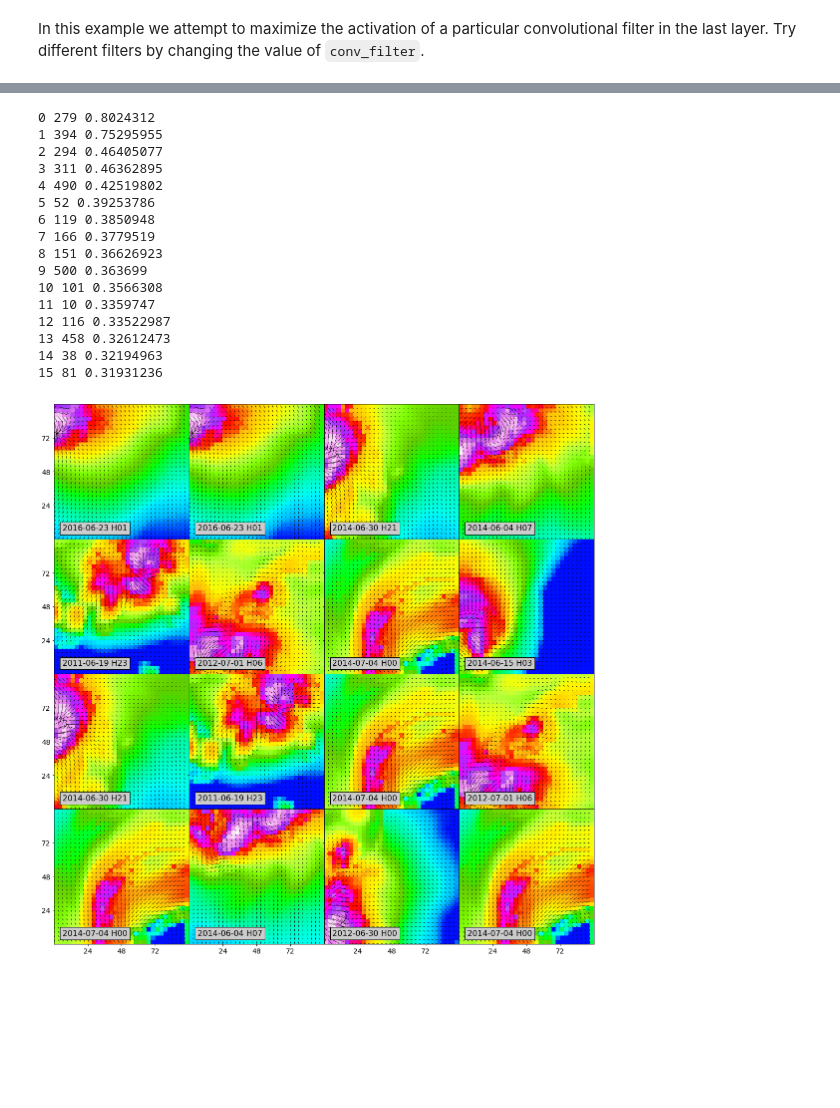
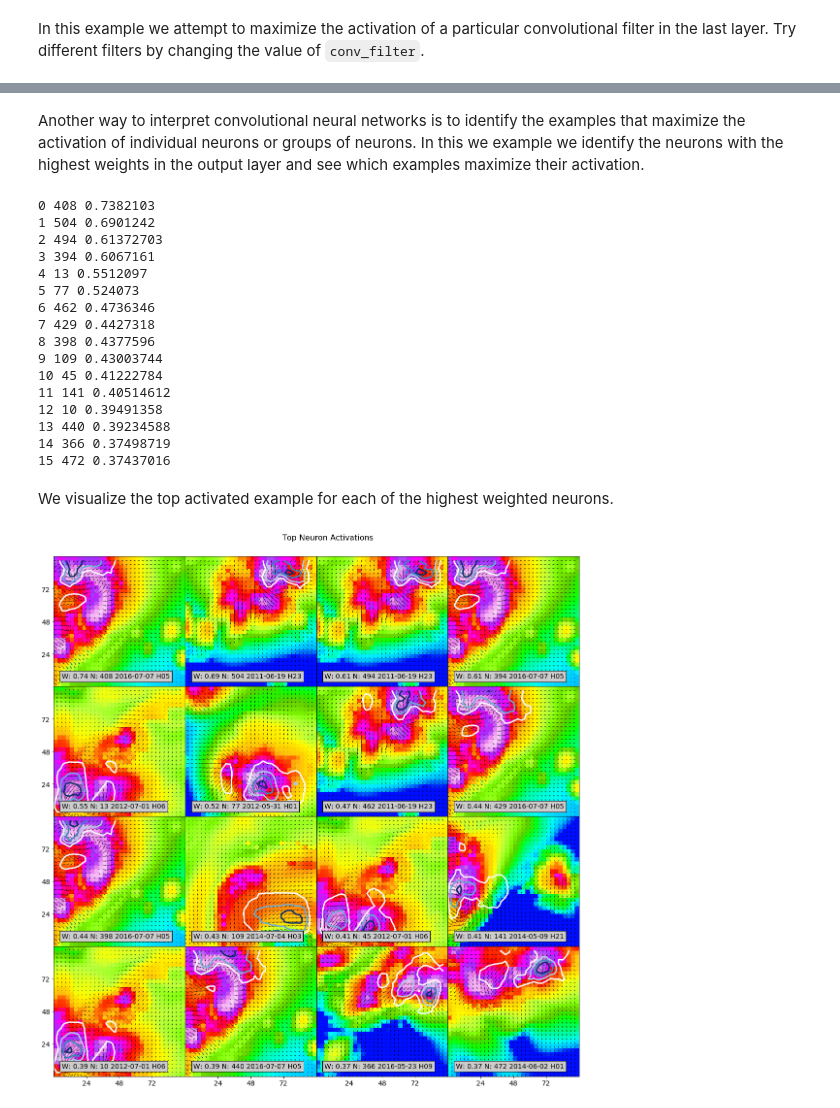
Before and after one commit to djgagne/swirlnet, a Jupyter notebook: notebooks/deep_swirl_tutorial.ipynb, the cells around one changed output, grey strips where cells are left out. Saved outputs shown, nothing was run; the diff lists cells and outputs as text; code cells hidden in the pictures; blank space fills up the shorter version.

Commit message:
Added more documentation and interpretation examples

```diff
--- a/notebooks/deep_swirl_tutorial.ipynb
+++ b/notebooks/deep_swirl_tutorial.ipynb
@@ -405,6 +412,8 @@ conv_model = Model(conv_net_in, conv_net)
 # Use the Adam optimizer with default parameters
 opt = Adam()
 conv_model.compile(opt, "mse", metrics=[brier_skill_score_keras])
+# %%
+conv_model = load_model("../models/conv_model.h5", custom_objects={"brier_skill_score_keras":brier_skill_score_keras})
 # %%
 conv_model.summary()
 # %% [output]
@@ -666,13 +675,14 @@ Text(0,0.5,'Frequency')
 # %% [markdown]
 This is what the distribution of weights looks like when organized by convolutional filter.
 # %%
-weight_panels = conv_model.layers[-2].get_weights()[0].reshape((4,4, 64))
-fig, axes = plt.subplots(8,8, figsize=(10, 10), sharex=True, sharey=True)
-plt.subplots_adjust(0.02, 0.02, 0.96, 0.96, wspace=0,hspace=0)
+weight_panels = conv_model.layers[-2].get_weights()[0].reshape((4,4, 32))
+fig, axes = plt.subplots(4,8, figsize=(10, 5), sharex=True, sharey=True)
+plt.subplots_adjust(0.02, 0.02, 0.96, 0.94, wspace=0,hspace=0)
 for a, ax in enumerate(axes.ravel()):
     ax.pcolormesh(weight_panels[:, :, a], vmin=-0.3, vmax=0.3, cmap="RdBu_r")
     ax.xaxis.set_ticklabels([])
     ax.yaxis.set_ticklabels([])
     ax.text(2,2, a, fontsize=14)
 plt.suptitle("Convolution Filter Weights", fontsize=16)
+plt.savefig("conv_weights.png", bbox_inches="tight", dpi=200)
 # %% [output]
@@ -681,16 +689,0 @@ Text(0.5,0.98,'Convolution Filter Weights')
-# %%
-weight_panels = conv_model.layers[-2].get_weights()[0].reshape((4,4, 64))
-last_func = K.function([conv_model.input, K.learning_phase()], [conv_model.layers[-4].output])
-input_img_data_neuron = np.zeros((1, 32, 32, len(in_vars)))
-last_out = last_func([input_img_data_neuron, 0])[0]
-print(last_out.shape)
-fig, axes = plt.subplots(8,8, figsize=(10, 10), sharex=True, sharey=True)
-plt.subplots_adjust(0.02, 0.02, 0.96, 0.96, wspace=0,hspace=0)
-for a, ax in enumerate(axes.ravel()):
-    ex_weight = weight_panels[:, :, a] * last_out[0, :, :, a]
-    ex_mag = np.abs(ex_weight).max()
-    ax.pcolormesh(ex_weight, vmin=-ex_mag, vmax=ex_mag, cmap="RdBu_r")
-    ax.xaxis.set_ticklabels([])
-    ax.yaxis.set_ticklabels([])
-    ax.text(2,2, a, fontsize=14)
-plt.suptitle("Convolution Filter Weights", fontsize=16)
@@ -702,11 +691,11 @@ Text(0.5,0.98,'Convolution Filter Weights')
 In this example we attempt to maximize the activation of a particular convolutional filter in the last layer. Try different filters by changing the value of `conv_filter`.
 # %%
 fig, axes = plt.subplots(4, 8, figsize=(16, 8), sharex=True, sharey=True)
-plt.subplots_adjust(0.02, 0.02, 0.96, 0.96, wspace=0,hspace=0)
+plt.subplots_adjust(0.02, 0.02, 0.96, 0.94, wspace=0,hspace=0)
 #n_range = slice(conv_filter * 16, conv_filter * 16 + 16)
 for conv_filter, ax in enumerate(axes.ravel()):
     print(conv_filter)
-    out_diff = K.abs(K.mean(conv_model.layers[-4].output[0, :, :, conv_filter]) - 2)
+    out_diff = K.abs(K.max(conv_model.layers[-4].output[0, :, :, conv_filter]) - 2)
     grad = K.gradients(out_diff, [conv_model.input])[0]
     grad /= K.maximum(K.sqrt(K.mean(grad ** 2)), K.epsilon())
     iterate = K.function([conv_model.input, K.learning_phase()],
@@ -724,8 +713,8 @@ for conv_filter, ax in enumerate(axes.ravel()):
     ax.xaxis.set_ticklabels([])
     ax.yaxis.set_ticklabels([])
     ax.text(16,16, conv_filter, fontsize=14)
-
-plt.savefig("mean_conv_filter_activations.png", dpi=300, bbox_inches="tight")
+plt.suptitle("Max Filter Activations", fontsize=14, y=0.98)
+plt.savefig("max_conv_filter_activations.png", dpi=300, bbox_inches="tight")
 # %% [output]
 0
 1
@@ -771,3 +737,5 @@ norm_in_data.shape[0]
+# %% [markdown]
+Another way to interpret convolutional neural networks is to identify the examples that maximize the activation of individual neurons or groups of neurons. In this we example we identify the neurons with the highest weights in the output layer and see which examples maximize their activation.
 # %%
 weights = conv_model.layers[-2].get_weights()[0].ravel()
 num_top = 16
@@ -790,36 +758,42 @@ for n, neuron in enumerate(top_neurons):
     top_examples[n] = act_values.argsort()[::-1][0:num_ex]
     top_gradients[n] = -grad_func([norm_in_data[top_examples[n]],0])[0]
 # %% [output]
-0 279 0.8024312
-1 394 0.75295955
-2 294 0.46405077
-3 311 0.46362895
-4 490 0.42519802
-5 52 0.39253786
-6 119 0.3850948
-7 166 0.3779519
-8 151 0.36626923
-9 500 0.363699
-10 101 0.3566308
-11 10 0.3359747
-12 116 0.33522987
-13 458 0.32612473
-14 38 0.32194963
-15 81 0.31931236
+0 408 0.7382103
+1 504 0.6901242
+2 494 0.61372703
+3 394 0.6067161
+4 13 0.5512097
+5 77 0.524073
+6 462 0.4736346
+7 429 0.4427318
+8 398 0.4377596
+9 109 0.43003744
+10 45 0.41222784
+11 141 0.40514612
+12 10 0.39491358
+13 440 0.39234588
+14 366 0.37498719
+15 472 0.37437016
+# %% [markdown]
+We visualize the top activated example for each of the highest weighted neurons.
 # %%
 fig, axes = plt.subplots(4, 4, figsize=(16 , 16), sharex=True, sharey=True)
-plt.subplots_adjust(0.01, 0.01, 0.95, 0.95, hspace=0, wspace=0)
+plt.subplots_adjust(0.01, 0.01, 0.95, 0.94, hspace=0, wspace=0)
 for a, ax in enumerate(axes.ravel()):
     ax.pcolormesh(all_in_data[top_examples[a, 0], :, :, 0], vmin=-10, vmax=80, cmap="gist_ncar")
+    ax.contour(top_gradients[a, 0, :, :, 0], np.arange(1, 8, 2), cmap="Blues", linewidths=3)
+
     ax.quiver(all_in_data[top_examples[a, 0], :, :, 1], all_in_data[top_examples[a, 0], :, :, 2])
-    ax.text(2,2, pd.Timestamp(all_valid_times[top_examples[a, 0]]).strftime("%Y-%m-%d H%H"), fontsize=16, color="k",
+    ax.text(2,2, "W: {0:0.2f} N: {1:02d} ".format(weights[top_neurons[a]], top_neurons[a]) + pd.Timestamp(all_valid_times[top_examples[a, 0]]).strftime("%Y-%m-%d H%H"), fontsize=14, color="k",
            bbox=dict(boxstyle="square",ec="k", fc="0.8"))
     ax.set_xticks(np.arange(8, 32, 8))
     ax.set_xticklabels(np.arange(8, 32, 8) * 3, fontsize=14)
     ax.set_yticks(np.arange(8, 32, 8))
     ax.set_yticklabels(np.arange(8, 32, 8) * 3, fontsize=14)
+plt.suptitle("Top Neuron Activations", fontsize=16)
+plt.savefig("top_neuron_acts.png", dpi=200, bbox_inches="tight")
 # %% [output]
-[figure, old version]
+[figure, new version]
 # %%
 fig, axes = plt.subplots(3, 3, figsize=(16 , 16), sharex=True, sharey=True)
 plt.subplots_adjust(0.01, 0.01, 0.95, 0.95, hspace=0, wspace=0)
```
Also changed, not shown: parts of 13 cells of this notebook.
